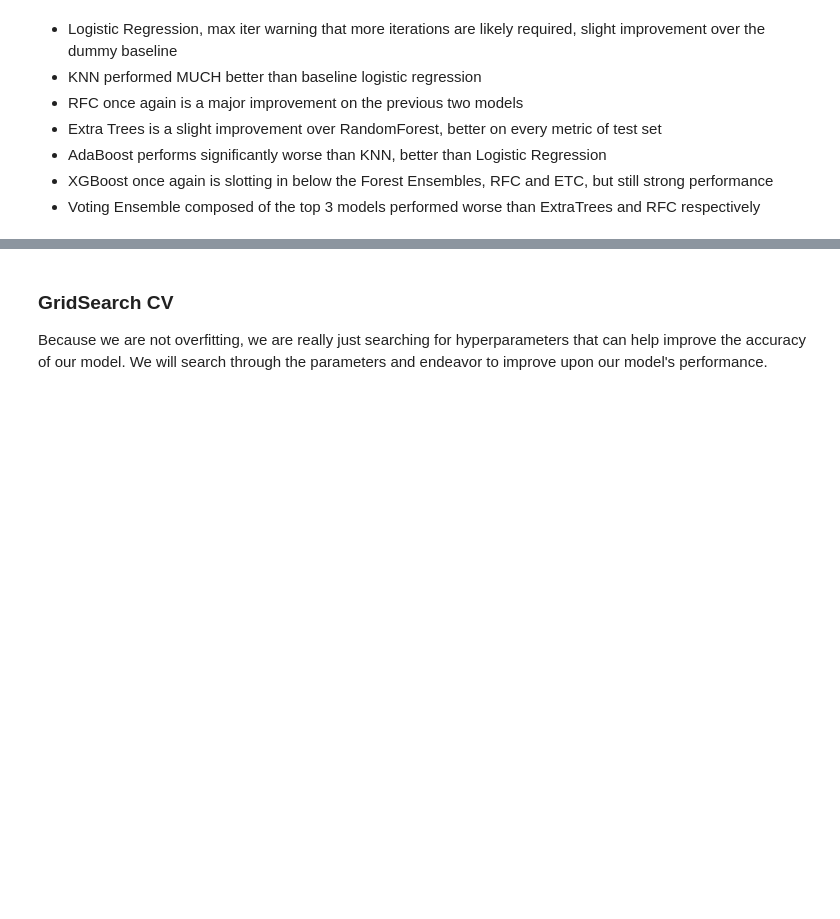
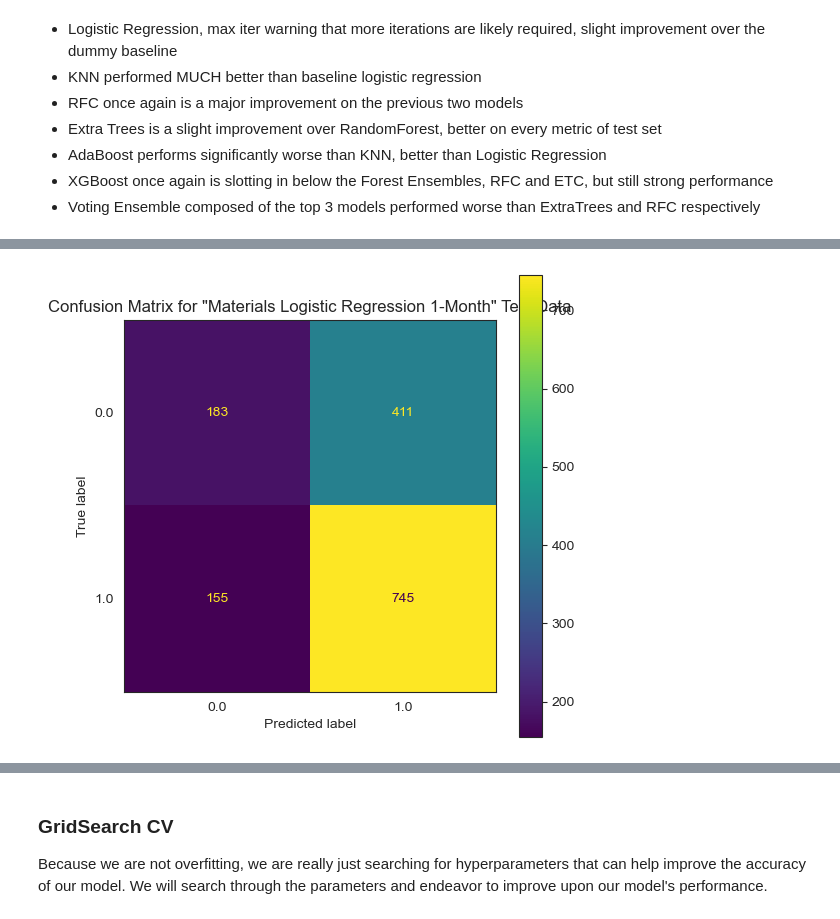
Before and after one commit to dvdhartsman/Stock_Market_Analysis, a Jupyter notebook: 2_SPDR_ETFs.ipynb, the cells around one changed output, grey strips where cells are left out. Drawn from its saved outputs; the diff is of its cells as text; code cells hidden in the pictures; blank space fills up the shorter version.

```diff
--- a/2_SPDR_ETFs.ipynb
+++ b/2_SPDR_ETFs.ipynb
@@ -1862,0 +506,4 @@ Overwriting spider_classes.py
+# %%
+logreg.confusion_matrix()
+# %% [output]
+[figure, added]
```
Also changed, not shown: parts of 8 cells of this notebook, 1 other file.
